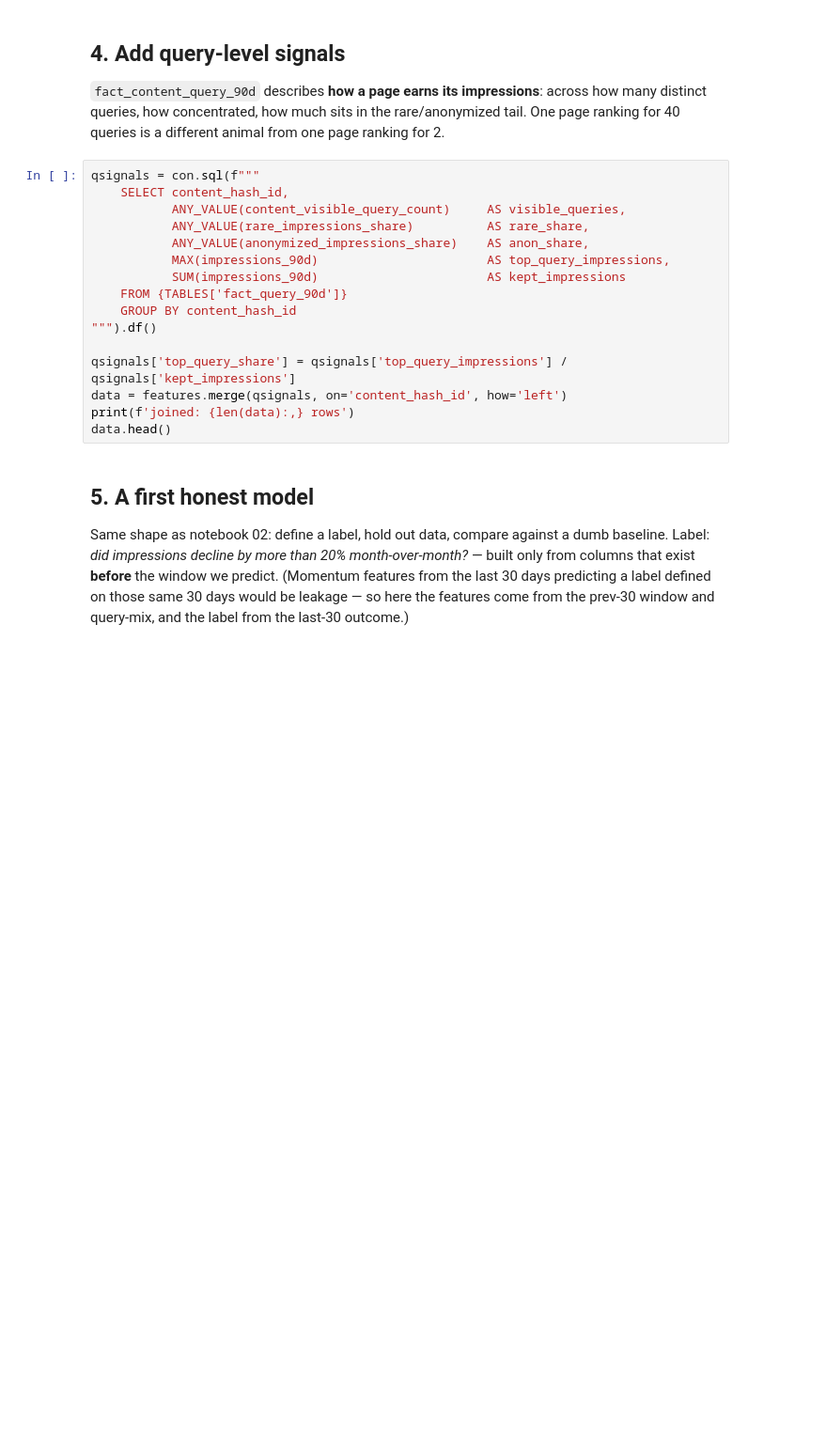
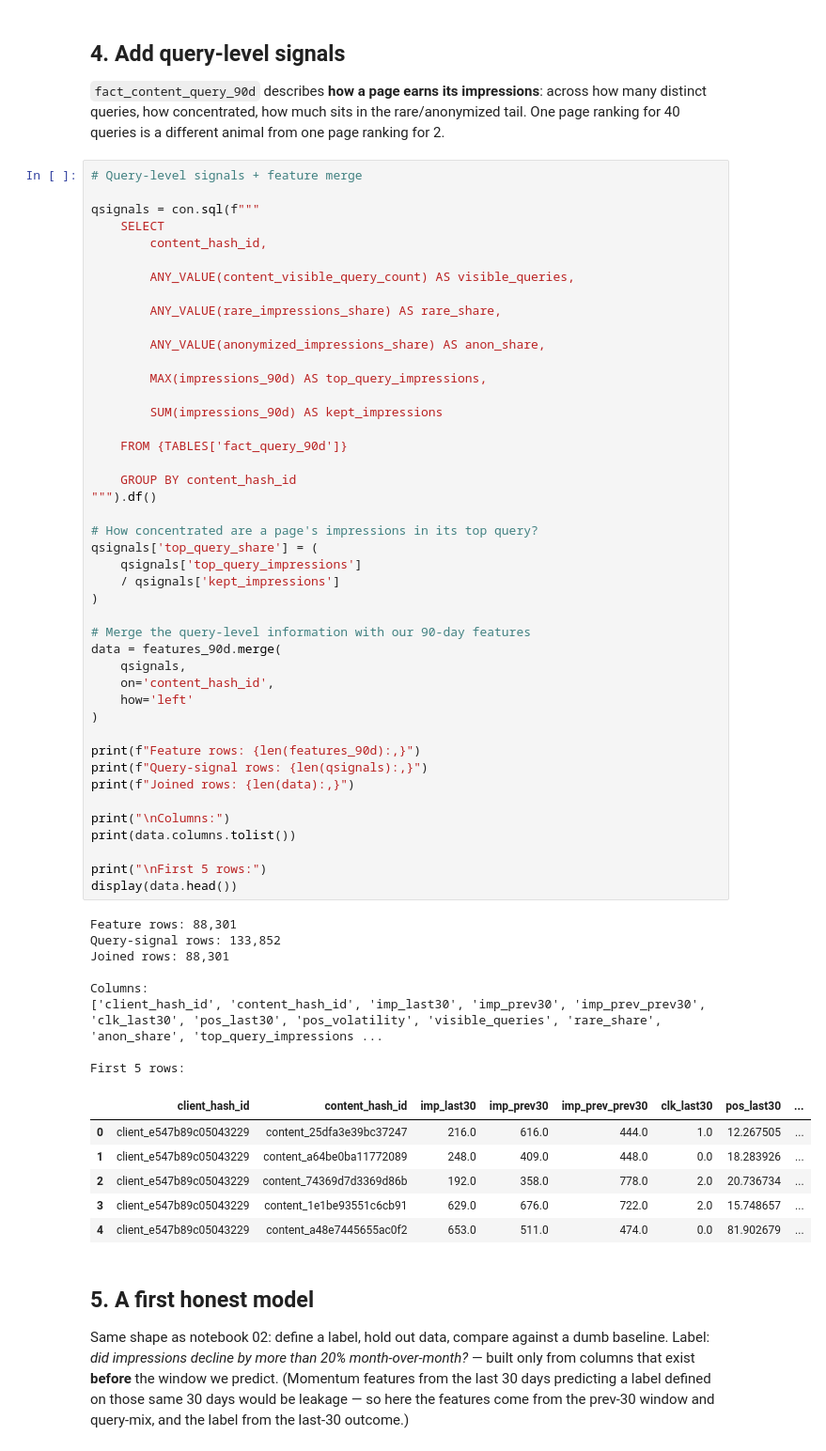
Before and after one commit to SymbolPamnani/Flyrank-ML-internship, a Jupyter notebook: notebooks/03_working_with_the_full_release.ipynb, the cells around one changed output. Shown at 94% size. Drawn from its saved outputs; the diff is of its cells as text; blank space fills up the shorter version.

```diff
--- a/notebooks/03_working_with_the_full_release.ipynb
+++ b/notebooks/03_working_with_the_full_release.ipynb
@@ -112,21 +196,64 @@ features.head()
 distinct queries, how concentrated, how much sits in the rare/anonymized tail. One page ranking
 for 40 queries is a different animal from one page ranking for 2.
 # %%
+# Query-level signals + feature merge
+
 qsignals = con.sql(f"""
-    SELECT content_hash_id,
-           ANY_VALUE(content_visible_query_count)     AS visible_queries,
-           ANY_VALUE(rare_impressions_share)          AS rare_share,
-           ANY_VALUE(anonymized_impressions_share)    AS anon_share,
-           MAX(impressions_90d)                       AS top_query_impressions,
-           SUM(impressions_90d)                       AS kept_impressions
+    SELECT
+        content_hash_id,
+
+        ANY_VALUE(content_visible_query_count) AS visible_queries,
+
+        ANY_VALUE(rare_impressions_share) AS rare_share,
+
+        ANY_VALUE(anonymized_impressions_share) AS anon_share,
+
+        MAX(impressions_90d) AS top_query_impressions,
+
+        SUM(impressions_90d) AS kept_impressions
+
     FROM {TABLES['fact_query_90d']}
+
     GROUP BY content_hash_id
 """).df()
 
-qsignals['top_query_share'] = qsignals['top_query_impressions'] / qsignals['kept_impressions']
-data = features.merge(qsignals, on='content_hash_id', how='left')
-print(f'joined: {len(data):,} rows')
-data.head()
+# How concentrated are a page's impressions in its top query?
+qsignals['top_query_share'] = (
+    qsignals['top_query_impressions']
+    / qsignals['kept_impressions']
+)
+
+# Merge the query-level information with our 90-day features
+data = features_90d.merge(
+    qsignals,
+    on='content_hash_id',
+    how='left'
+)
+
+print(f"Feature rows: {len(features_90d):,}")
+print(f"Query-signal rows: {len(qsignals):,}")
+print(f"Joined rows: {len(data):,}")
+
+print("\nColumns:")
+print(data.columns.tolist())
+
+print("\nFirst 5 rows:")
+display(data.head())
+# %% [output]
+Feature rows: 88,301
+Query-signal rows: 133,852
+Joined rows: 88,301
+
+Columns:
+['client_hash_id', 'content_hash_id', 'imp_last30', 'imp_prev30', 'imp_prev_prev30', 'clk_last30', 'pos_last30', 'pos_volatility', 'visible_queries', 'rare_share', 'anon_share', 'top_query_impressions ...
+
+First 5 rows:
+|  | client_hash_id | content_hash_id | imp_last30 | imp_prev30 | imp_prev_prev30 | clk_last30 | pos_last30 | ... |
+| 0 | client_e547b89c05043229 | content_25dfa3e39bc37247 | 216.0 | 616.0 | 444.0 | 1.0 | 12.267505 | ... |
+| 1 | client_e547b89c05043229 | content_a64be0ba11772089 | 248.0 | 409.0 | 448.0 | 0.0 | 18.283926 | ... |
+| 2 | client_e547b89c05043229 | content_74369d7d3369d86b | 192.0 | 358.0 | 778.0 | 2.0 | 20.736734 | ... |
+| 3 | client_e547b89c05043229 | content_1e1be93551c6cb91 | 629.0 | 676.0 | 722.0 | 2.0 | 15.748657 | ... |
+| 4 | client_e547b89c05043229 | content_a48e7445655ac0f2 | 653.0 | 511.0 | 474.0 | 0.0 | 81.902679 | ... |
 # %% [markdown]
 ## 5. A first honest model
 
```
Also changed, not shown: parts of 8 cells of this notebook.
